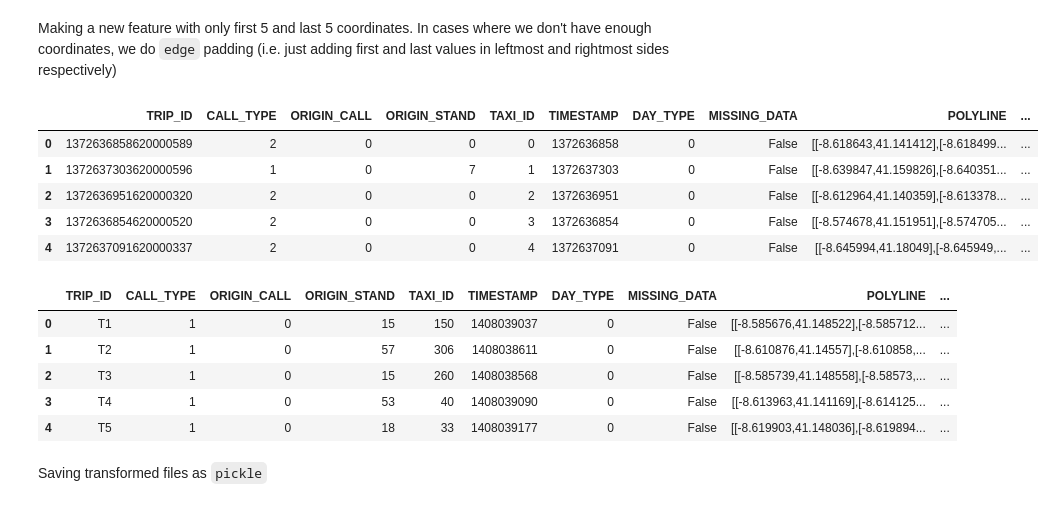
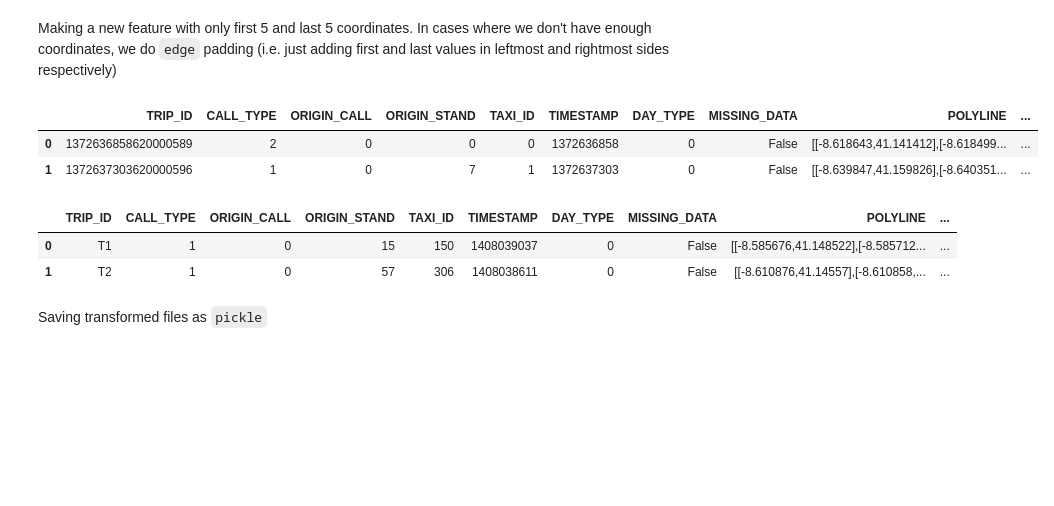
Before and after one commit to groverpr/deep-learning, a Jupyter notebook: taxi/taxi1.ipynb, the cells around one changed output. Drawn from its saved outputs; the diff is of its cells as text; code cells hidden in the pictures; blank space fills up the shorter version.

```diff
--- a/taxi/taxi1.ipynb
+++ b/taxi/taxi1.ipynb
@@ -249,23 +251,17 @@ train2, test2 = train.copy(), test.copy()
 # %%
 train2, test2 = feature_ext(train2, test2)
 # %%
-train2.head()
+train2[:2]
 # %% [output]
 |  | TRIP_ID | CALL_TYPE | ORIGIN_CALL | ORIGIN_STAND | TAXI_ID | TIMESTAMP | DAY_TYPE | MISSING_DATA | POLYLINE | ... |
 | 0 | 1372636858620000589 | 2 | 0 | 0 | 0 | 1372636858 | 0 | False | [[-8.618643,41.141412],[-8.618499... | ... |
 | 1 | 1372637303620000596 | 1 | 0 | 7 | 1 | 1372637303 | 0 | False | [[-8.639847,41.159826],[-8.640351... | ... |
-| 2 | 1372636951620000320 | 2 | 0 | 0 | 2 | 1372636951 | 0 | False | [[-8.612964,41.140359],[-8.613378... | ... |
-| 3 | 1372636854620000520 | 2 | 0 | 0 | 3 | 1372636854 | 0 | False | [[-8.574678,41.151951],[-8.574705... | ... |
-| 4 | 1372637091620000337 | 2 | 0 | 0 | 4 | 1372637091 | 0 | False | [[-8.645994,41.18049],[-8.645949,... | ... |
 # %%
-test2.head()
+test2[:2]
 # %% [output]
 |  | TRIP_ID | CALL_TYPE | ORIGIN_CALL | ORIGIN_STAND | TAXI_ID | TIMESTAMP | DAY_TYPE | MISSING_DATA | POLYLINE | ... |
 | 0 | T1 | 1 | 0 | 15 | 150 | 1408039037 | 0 | False | [[-8.585676,41.148522],[-8.585712... | ... |
 | 1 | T2 | 1 | 0 | 57 | 306 | 1408038611 | 0 | False | [[-8.610876,41.14557],[-8.610858,... | ... |
-| 2 | T3 | 1 | 0 | 15 | 260 | 1408038568 | 0 | False | [[-8.585739,41.148558],[-8.58573,... | ... |
-| 3 | T4 | 1 | 0 | 53 | 40 | 1408039090 | 0 | False | [[-8.613963,41.141169],[-8.614125... | ... |
-| 4 | T5 | 1 | 0 | 18 | 33 | 1408039177 | 0 | False | [[-8.619903,41.148036],[-8.619894... | ... |
 # %% [markdown]
 Saving transformed files as `pickle`
 # %%
```
Also changed, not shown: parts of 46 cells of this notebook.
